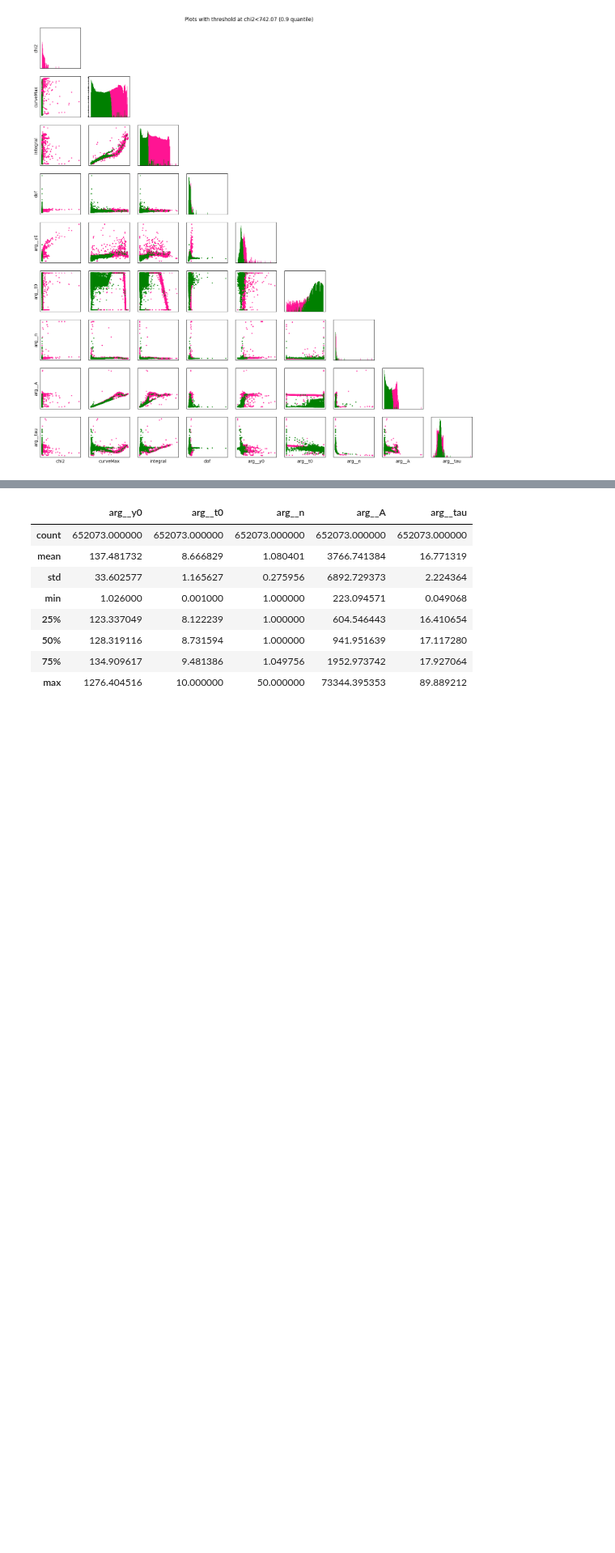
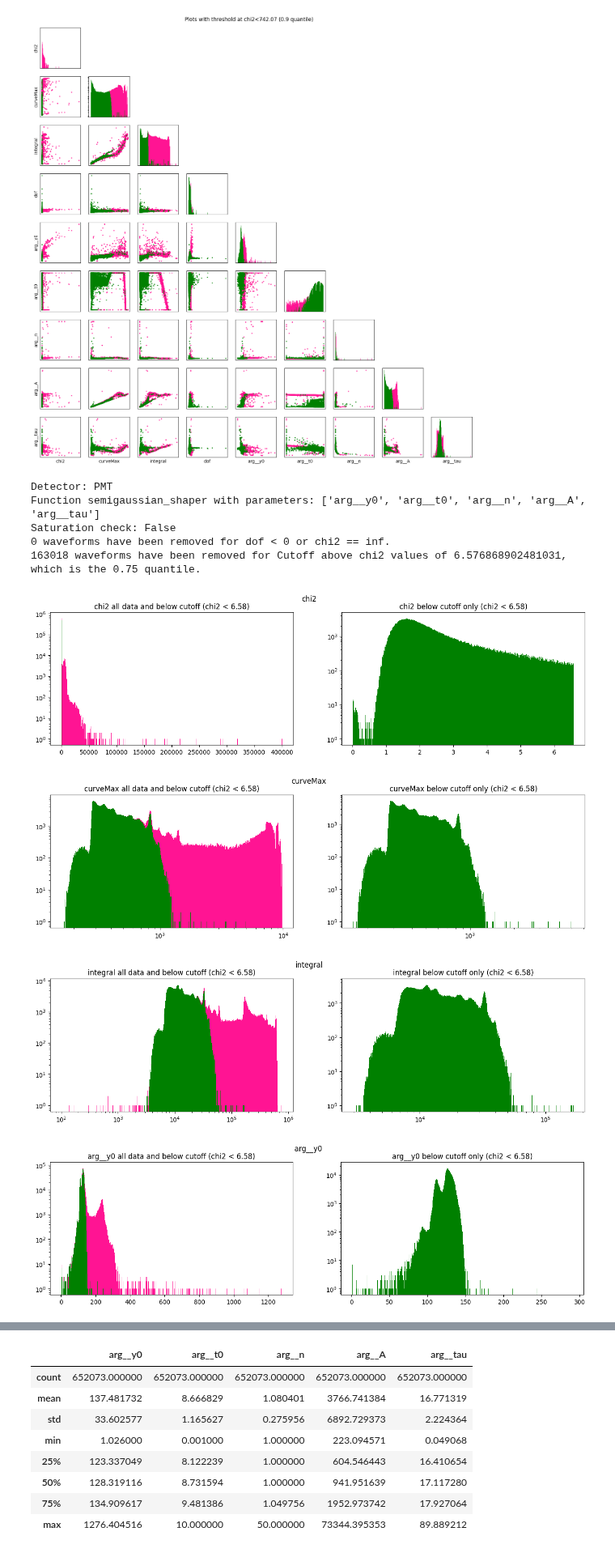
Before and after one commit to ASTRO-EDU/gammalib, a Jupyter notebook: gammaanlysis/fitting_tutorial.ipynb, the cells around one changed output, grey strips where cells are left out. Shown at 81% size. Saved outputs shown, nothing was run; the diff lists cells and outputs as text; code cells hidden in the pictures; blank space fills up the shorter version.

Commit message:
Add params analysis

```diff
--- a/gammaanlysis/fitting_tutorial.ipynb
+++ b/gammaanlysis/fitting_tutorial.ipynb
@@ -47,3 +47,15 @@ df.head()
 evlist.make_plot(quantile_thresh=0.9)
 # %% [output]
 [figure]
+# %%
+evlist.params_analysis(False, log=True, quantile_thresh=0.75)
+# %% [output]
+Detector: PMT
+Function semigaussian_shaper with parameters: ['arg__y0', 'arg__t0', 'arg__n', 'arg__A', 'arg__tau']
+Saturation check: False
+0 waveforms have been removed for dof < 0 or chi2 == inf.
+163018 waveforms have been removed for Cutoff above chi2 values of 6.576868902481031, which is the 0.75 quantile.
+[figure, added]
+[figure, added]
+[figure, added]
+[figure, added]
```
Also changed, not shown: parts of 1 cell of this notebook, 1 other file.
